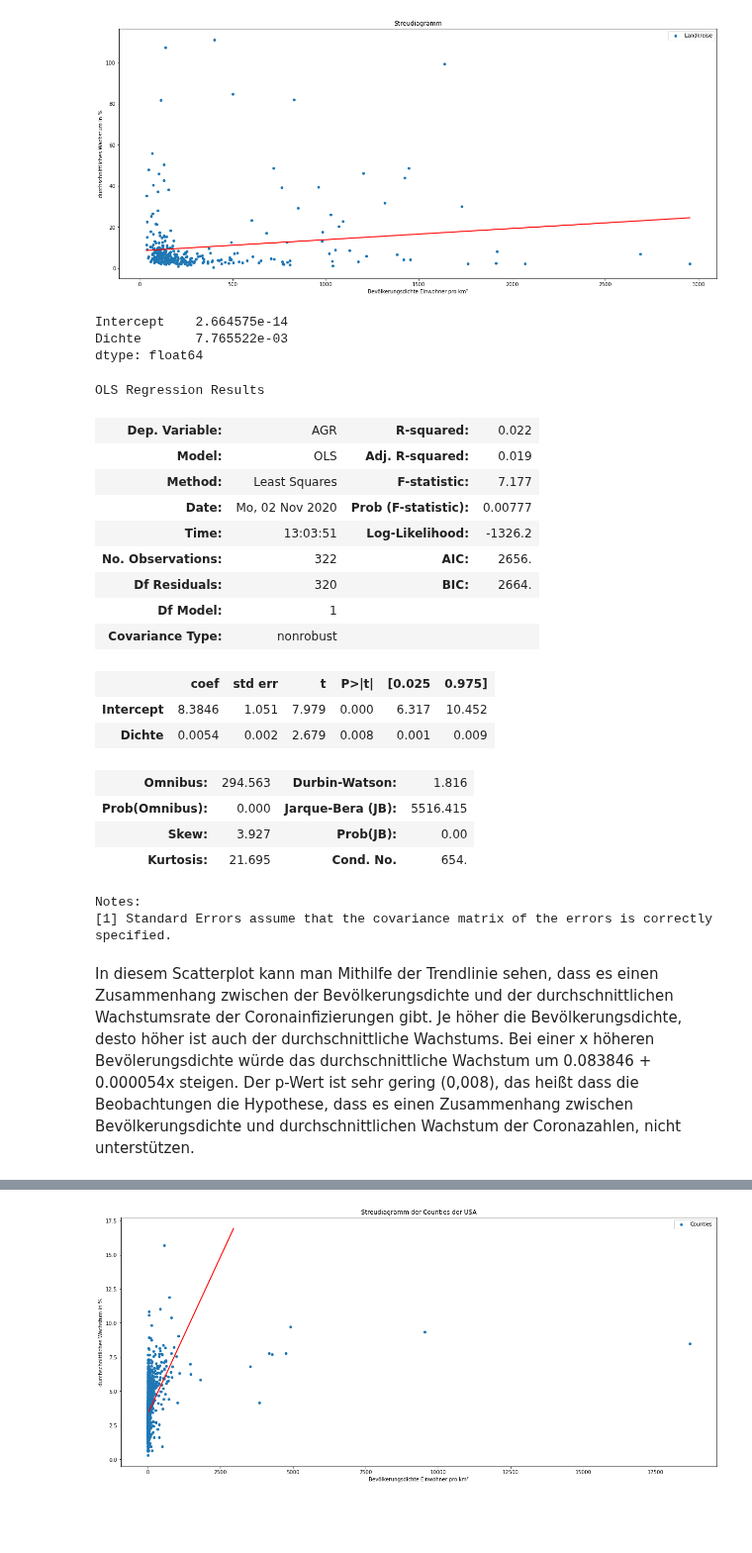
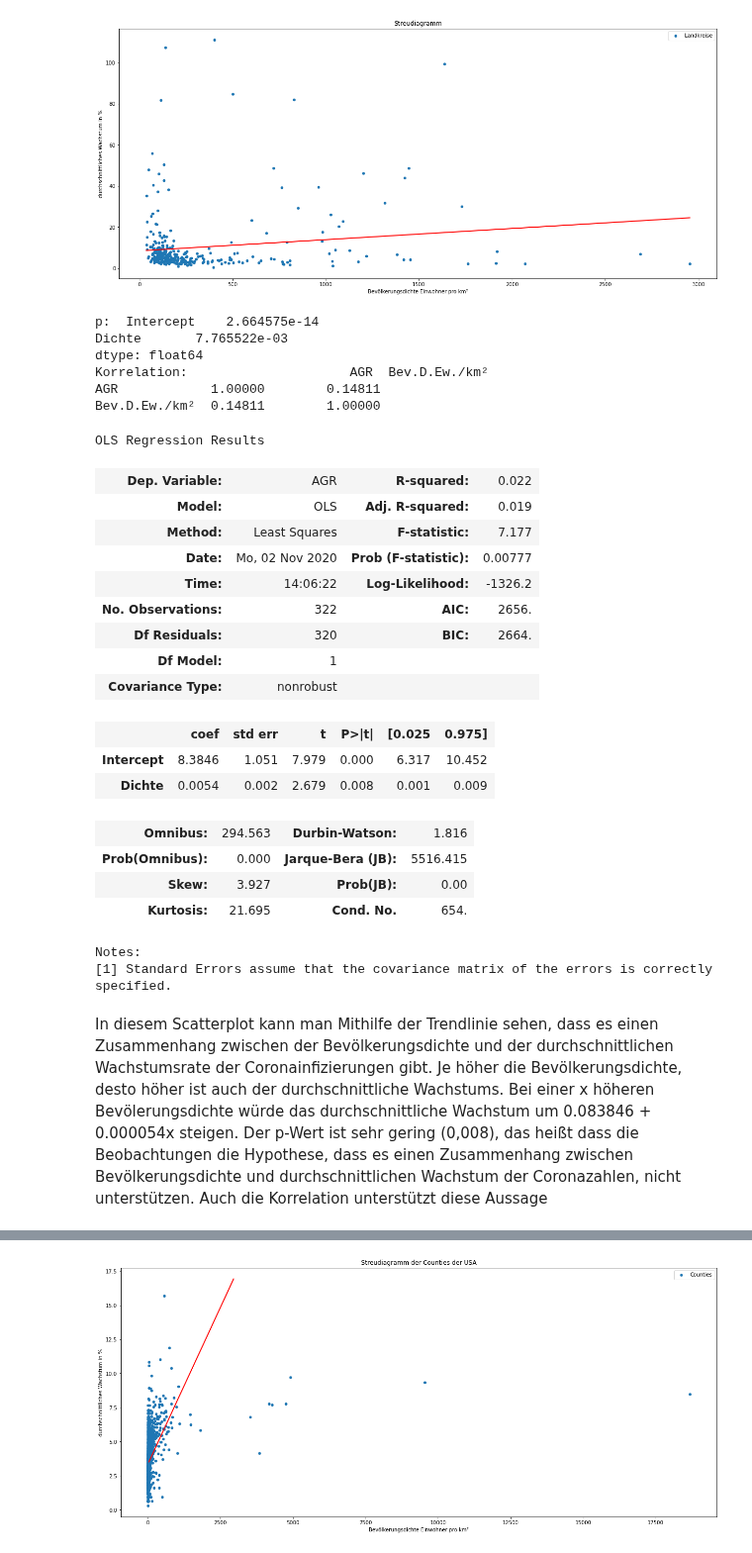
Before and after one commit to Jubo30/Data-Science-Project, a Jupyter notebook: Data_Science_Analyse.ipynb, the cells around one changed output, grey strips where cells are left out. Shown at 99% size. Cells and saved outputs as stored; diff of their text form; code cells hidden in the pictures; blank space fills up the shorter version.

```diff
--- a/Data_Science_Analyse.ipynb
+++ b/Data_Science_Analyse.ipynb
@@ -198,18 +198,23 @@ _=ax.set_xlabel('Bevölkerungsdichte Einwohner pro km²')
 # %% [output]
 [figure]
 # %%
-print(lm.pvalues)
+print('p: ',lm.pvalues)
+compLKcorr = compLK.drop(columns=['Landkreise/Kreis'])
+print('Korrelation: ',compLKcorr.corr())
 lm.summary()
 # %% [output]
-Intercept    2.664575e-14
+p:  Intercept    2.664575e-14
 Dichte       7.765522e-03
 dtype: float64
+Korrelation:                     AGR  Bev.D.Ew./km²
+AGR            1.00000        0.14811
+Bev.D.Ew./km²  0.14811        1.00000
 OLS Regression Results
 | Dep. Variable: | AGR | R-squared: | 0.022 |
 | Model: | OLS | Adj. R-squared: | 0.019 |
 | Method: | Least Squares | F-statistic: | 7.177 |
 | Date: | Mo, 02 Nov 2020 | Prob (F-statistic): | 0.00777 |
-| Time: | 13:03:51 | Log-Likelihood: | -1326.2 |
+| Time: | 14:06:22 | Log-Likelihood: | -1326.2 |
 | No. Observations: | 322 | AIC: | 2656. |
 | Df Residuals: | 320 | BIC: | 2664. |
 | Df Model: | 1 |  |  |
@@ -224,4 +229,4 @@ OLS Regression Results
 Notes:
 [1] Standard Errors assume that the covariance matrix of the errors is correctly specified.
 # %% [markdown]
-In diesem Scatterplot kann man Mithilfe der Trendlinie sehen, dass es einen Zusammenhang zwischen der Bevölkerungsdichte und der durchschnittlichen Wachstumsrate der Coronainfizierungen gibt. Je höher die Bevölkerungsdichte, desto höher ist auch der durchschnittliche Wachstums. Bei einer x höheren Bevölerungsdichte würde das durchschnittliche Wachstum um 0.083846 + 0.000054x steigen. Der p-Wert ist sehr gering (0,008), das heißt dass die Beobachtungen die Hypothese, dass es einen Zusammenhang zwischen Bevölkerungsdichte und durchschnittlichen Wachstum der Coronazahlen, nicht unterstützen.
+In diesem Scatterplot kann man Mithilfe der Trendlinie sehen, dass es einen Zusammenhang zwischen der Bevölkerungsdichte und der durchschnittlichen Wachstumsrate der Coronainfizierungen gibt. Je höher die Bevölkerungsdichte, desto höher ist auch der durchschnittliche Wachstums. Bei einer x höheren Bevölerungsdichte würde das durchschnittliche Wachstum um 0.083846 + 0.000054x steigen. Der p-Wert ist sehr gering (0,008), das heißt dass die Beobachtungen die Hypothese, dass es einen Zusammenhang zwischen Bevölkerungsdichte und durchschnittlichen Wachstum der Coronazahlen, nicht unterstützen. Auch die Korrelation unterstützt diese Aussage
```
Also changed, not shown: parts of 7 cells of this notebook.
